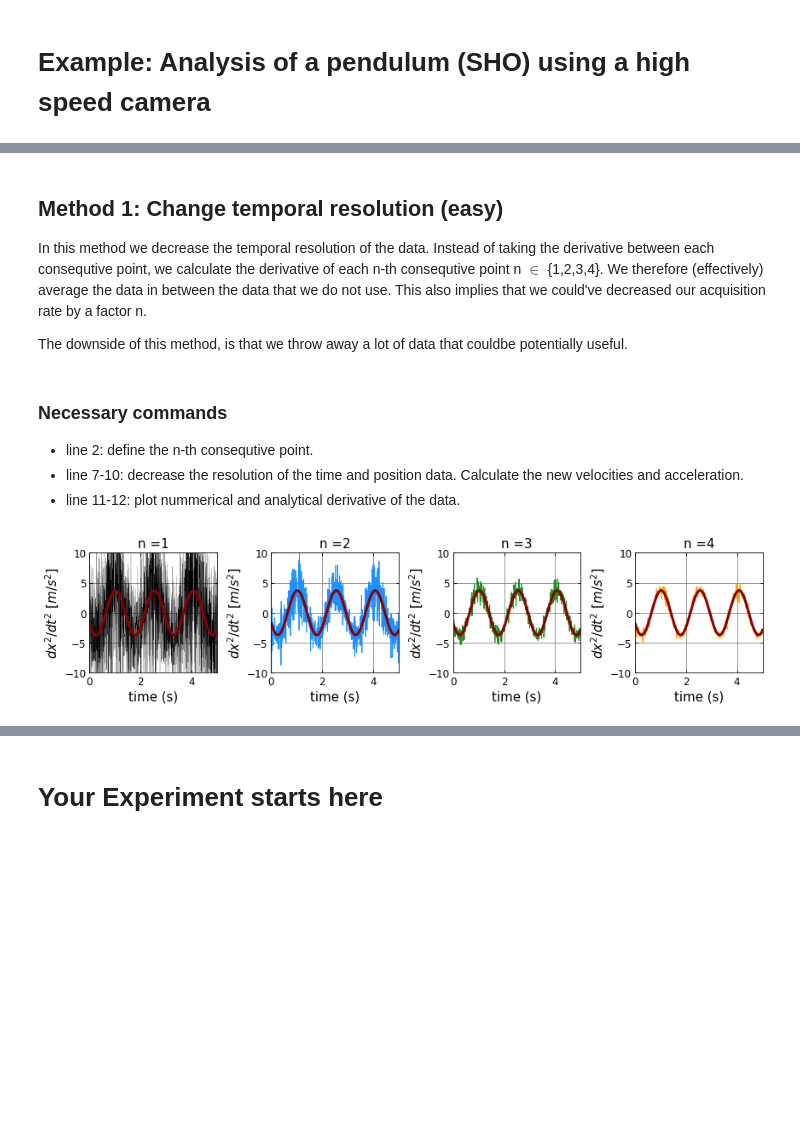
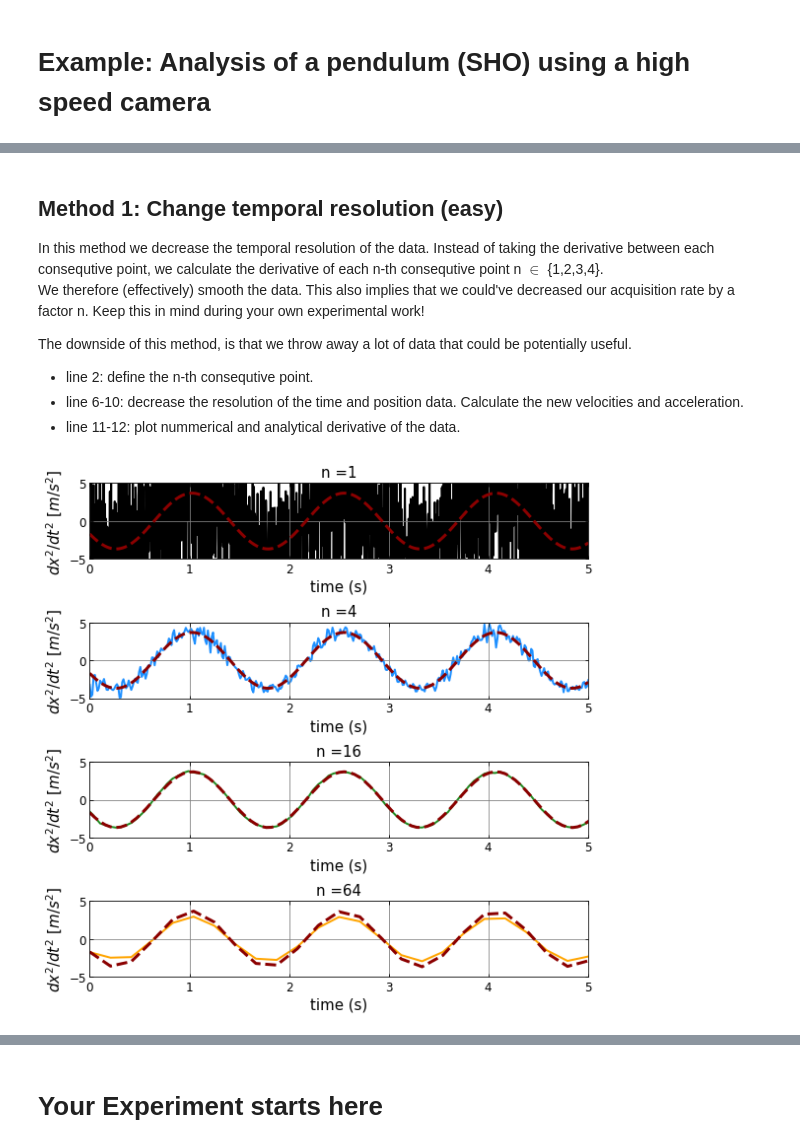
Before and after one commit to JBusink/Ndiff, a Jupyter notebook: code/Biomechanica_Notebook.ipynb, the cells around one changed output, grey strips where cells are left out. Cells and saved outputs as stored; diff of their text form; code cells hidden in the pictures; blank space fills up the shorter version.

```diff
--- a/code/Biomechanica_Notebook.ipynb
+++ b/code/Biomechanica_Notebook.ipynb
@@ -111,22 +134,22 @@ $\sigma_{aa} = \sqrt{s_{p_a p_a}}$ the standard deviation of the estimated param
 # %%
-def model(t,a,b,c,d):
-    return a+b*np.sin(c*t+d)
+def sinus_model(t,x0,A,omega,phi):
+    return x0+A*np.sin(omega*t+phi)
 
-popt, pcov = curve_fit(model,t,x,p0=[0.3,0.23,4.12,0.5],bounds = ([0.1,0.2,2,0],[0.5,0.5,10,2*np.pi]))
+popt, pcov = curve_fit(sinus_model,t,x,p0=[0.3,0.23,4.12,0.5],bounds = ([0.1,0.2,2,0],[0.5,0.5,10,2*np.pi]))
 
 parameter=['Offset (m)', 'Amplitude (m)', 'Frequency (rad/s)', 'phase (rad)']
 for i in range (4):
-    print("The optimal value for ", parameter[i], 'is:', "{:.2f}".format(popt[i]), '+-', "{:.5f}".format(np.sqrt(pcov[i,i])))
+    print("The optimal value for ", parameter[i], 'is:', "{:.2f}".format(popt[i]), '\u00B1', "{:.5f}".format(np.sqrt(pcov[i,i])))
 
 xfit = np.linspace(0,max(t),1000) #create new data for fit.
 
 #Plot data + fit
-fig,axes=plt.subplots(1,1,figsize=(12,4),sharex=True,sharey=True)
-axes.scatter(t[::10],x[::10] ,color = 'black', s = 50, marker ='p',ec='black',fc='none') #plot every tenth datapoint [::10]
-axes.plot(xfit,model(xfit,*popt), color ='darkred', lw = 2) #plot fit
+fig,axes=plt.subplots(1,1,figsize=(8,4),sharex=True,sharey=True)
+axes.plot(xfit,sinus_model(xfit,*popt), color ='darkred', lw = 2,zorder =1) #plot fit
+axes.scatter(t[::15],x[::15] ,color = 'black', s = 50, marker ='p',ec='black',fc='white',zorder=2) #plot every 15th datapoint
 
 #plot axis labels and limits
-axes.set_title('Example plot of simple pendulum',fontsize=14)
+axes.set_title('Example fit using Curve_fit of a simple pendulum',fontsize=16)
 axes.set_xlabel('time (s)',fontsize=12)
 axes.set_ylabel('x (m)',fontsize=12)
 axes.set_xlim(0,5)
@@ -141,4 +164,9 @@ plt.tight_layout() #creates optimal padding levels for figure (especially useful
 # plt.savefig(location+'simple_pendulum.svg') #Extension can be .png/.jpg/.etc or .svg/.pdf (Vector Image)
 
 plt.show()
+
+#Calculate g + error
+l,omega,dl,domega=0.58,popt[2],0.01,np.sqrt(pcov[2][2])
+print('The gravitational acceleration g [$m/s^2$] = ', "{:.2f}".format(omega**2*l), "\u00B1",
+      "{:.2f}".format(np.sqrt((2*omega*l*domega)**2+(omega**2*dl)**2)))
 # %% [output]
@@ -183,11 +252,11 @@ The following links can provide some more information about the used methods.<br
 der1 = np.gradient(x,t)
 der2 = np.gradient(der1,t)
 
-fig,axes=plt.subplots(1,3,figsize=(12,3))
-axes[0].scatter(t[::10],x[::10],color = 'black', s = 50, marker ='p',ec='black',fc='none') #plot every tenth datapoint [::10]
-axes[0].plot(t,model(t,*popt),color='darkred',lw=2)
+fig,axes=plt.subplots(1,3,figsize=(12,4))
+axes[0].scatter(t[::15],x[::15],color = 'black', s = 50, marker ='p',ec='black',fc='none') #plot every tenth datapoint [::10]
+axes[0].plot(t,sinus_model(t,*popt),color='darkred',lw=2)
 
-axes[1].scatter(t[::10], der1[::10], color='black', s = 50, marker ='p',ec='black',fc='none')
+axes[1].scatter(t[::15], der1[::15], color='black', s = 50, marker ='p',ec='black',fc='none')
 axes[1].plot(t,popt[2]*popt[1]*np.cos(popt[2]*t+popt[3]),color='darkred',lw=2)
 
 axes[2].scatter(t[::], der2[::], color='black', s = 50, marker ='p',ec='black',fc='none')
@@ -232,38 +314,38 @@ Both methods decrease the resolution of the temporal data. In most (bio)mechanic
 # %% [markdown]
 ## Method 1: Change temporal resolution (easy)
-In this method we decrease the temporal resolution of the data. Instead of taking the derivative between each consequtive point, we calculate the derivative of each n-th consequtive point n $\in$ {1,2,3,4}. We therefore (effectively) average the data in between the data that we do not use. This also implies that we could've decreased our acquisition rate by a factor n.
+In this method we decrease the temporal resolution of the data. Instead of taking the derivative between each consequtive point, we calculate the derivative of each n-th consequtive point n $\in$ {1,2,3,4}.<br>
+We therefore (effectively) smooth the data. This also implies that we could've decreased our acquisition rate by a factor n. Keep this in mind during your own experimental work!
 
-The downside of this method, is that we throw away a lot of data that couldbe potentially useful.
+The downside of this method, is that we throw away a lot of data that could be potentially useful.
+
+ * line 2: define the n-th consequtive point.
+ * line 6-10: decrease the resolution of the time and position data. Calculate the new velocities and acceleration.
+ * line 11-12: plot nummerical and analytical derivative of the data.
-# %% [markdown]
-### Necessary commands
- * line 2: define the n-th consequtive point.
- * line 7-10: decrease the resolution of the time and position data. Calculate the new velocities and acceleration.
- * line 11-12: plot nummerical and analytical derivative of the data.
 # %%
-fig,axes=plt.subplots(1,4,figsize=(12,3))
-slicelist= [1,2,3,4]
-lwlist=[.2,1,1,1,1]
+fig,axes=plt.subplots(4,1,figsize=(8,8))
+slicelist= [1,4,16,64]
+lwlist=[2,2,2,2,2]
 colorlist=['black','dodgerblue','forestgreen','orange','purple']
 for i in range(len(slicelist)):
     x2 = x[::slicelist[i]]
     t2 = t[::slicelist[i]]
     der_slice1 = np.gradient(x2,t2)
     der_slice2 = np.gradient(der_slice1,t2)
 
-    axes[i].plot(t2,der_slice2,color = colorlist[i],lw=lwlist[i])
-    axes[i].plot(t,-popt[2]**2*popt[1]*np.sin(popt[2]*t+popt[3]),color='darkred',lw=3)
+    axes[i].plot(t2,der_slice2,color = colorlist[i],lw=lwlist[i],zorder=1)
+    axes[i].plot(t2,-popt[2]**2*popt[1]*np.sin(popt[2]*t2+popt[3]),color='darkred',lw=3,ls='--',zorder=2)
 
     axes[i].set_title("n =" + str(slicelist[i]),fontsize=15)
-    axes[i].set_ylim(-10,10)
+    axes[i].set_ylim(-5,5)
     axes[i].set_xlim(0,5)
     axes[i].set_xlabel('time (s)',fontsize=15)
 
     axes[i].tick_params(direction="in",labelsize=12,bottom = True,top = True,left= True,right=True) #inward direction of tick-lines
     axes[i].grid(True,color='gray')
     axes[i].set_ylabel(r'$dx^2/dt^2$ $[m/s^2]$',fontsize=15)
 plt.tight_layout()
 # %% [output]
-[figure, old version]
+[figure, new version]
 # %% [markdown]
 ## Method 2: Smoothing data (harder)
 In this method we apply a smoothing technique to our data. Our starting point is the very noisy acceleration data. Instead of cropping the data, we can apply a smoothing technique: Savitzky-Golay filtering.<br>
```
Also changed, not shown: parts of 21 cells of this notebook, 3 other files.
